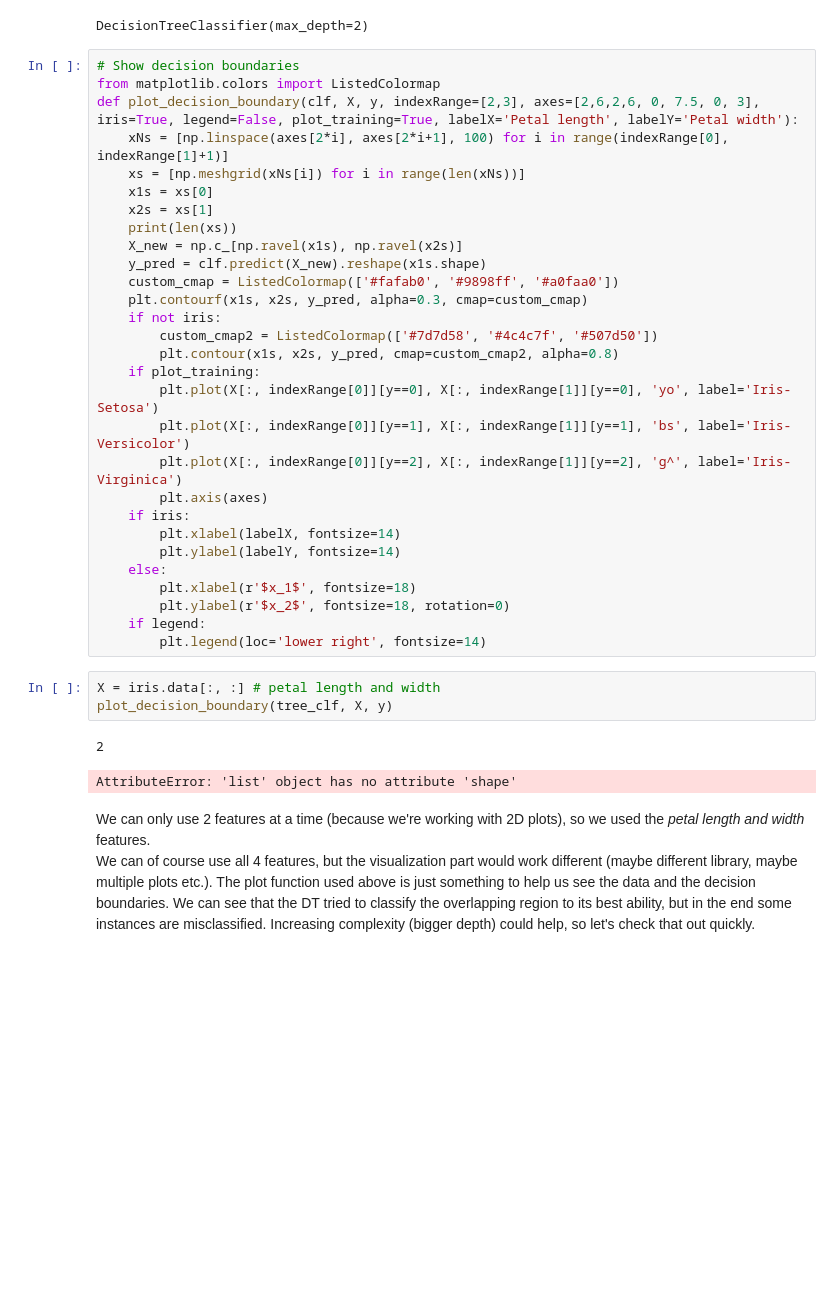
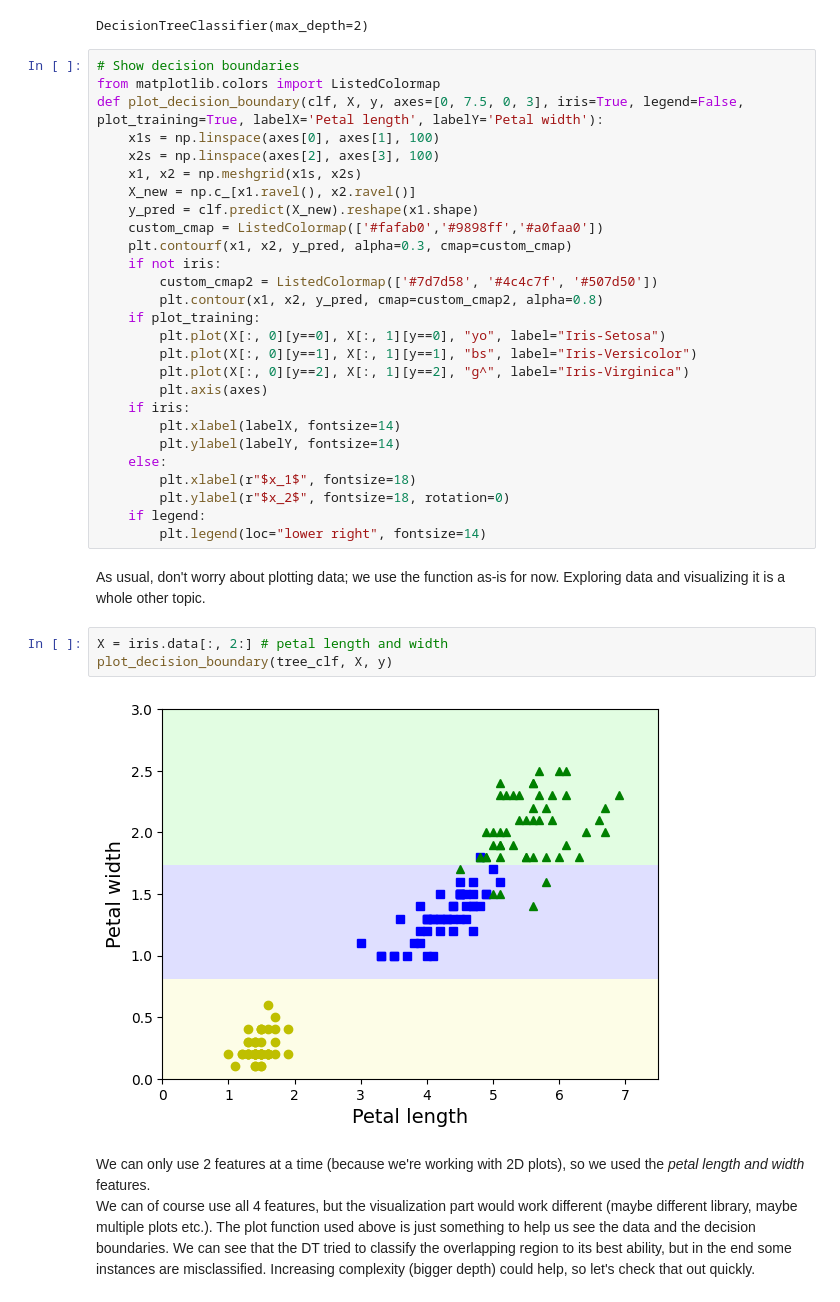
Before and after one commit to DeepSmeag/commonMLalgorithms, a Jupyter notebook: supervisedLearning/decisionTrees.ipynb, the cells around one changed output. Saved outputs shown, nothing was run; the diff lists cells and outputs as text; blank space fills up the shorter version.

```diff
--- a/supervisedLearning/decisionTrees.ipynb
+++ b/supervisedLearning/decisionTrees.ipynb
@@ -77,38 +77,37 @@ DecisionTreeClassifier(max_depth=2)
 # %%
 # Show decision boundaries
 from matplotlib.colors import ListedColormap
-def plot_decision_boundary(clf, X, y, indexRange=[2,3], axes=[2,6,2,6, 0, 7.5, 0, 3], iris=True, legend=False, plot_training=True, labelX='Petal length', labelY='Petal width'):
-    xNs = [np.linspace(axes[2*i], axes[2*i+1], 100) for i in range(indexRange[0], indexRange[1]+1)]
-    xs = [np.meshgrid(xNs[i]) for i in range(len(xNs))]
-    x1s = xs[0]
-    x2s = xs[1]
-    print(len(xs))
-    X_new = np.c_[np.ravel(x1s), np.ravel(x2s)]
-    y_pred = clf.predict(X_new).reshape(x1s.shape)
-    custom_cmap = ListedColormap(['#fafab0', '#9898ff', '#a0faa0'])
-    plt.contourf(x1s, x2s, y_pred, alpha=0.3, cmap=custom_cmap)
+def plot_decision_boundary(clf, X, y, axes=[0, 7.5, 0, 3], iris=True, legend=False, plot_training=True, labelX='Petal length', labelY='Petal width'):
+    x1s = np.linspace(axes[0], axes[1], 100)
+    x2s = np.linspace(axes[2], axes[3], 100)
+    x1, x2 = np.meshgrid(x1s, x2s)
+    X_new = np.c_[x1.ravel(), x2.ravel()]
+    y_pred = clf.predict(X_new).reshape(x1.shape)
+    custom_cmap = ListedColormap(['#fafab0','#9898ff','#a0faa0'])
+    plt.contourf(x1, x2, y_pred, alpha=0.3, cmap=custom_cmap)
     if not iris:
         custom_cmap2 = ListedColormap(['#7d7d58', '#4c4c7f', '#507d50'])
-        plt.contour(x1s, x2s, y_pred, cmap=custom_cmap2, alpha=0.8)
+        plt.contour(x1, x2, y_pred, cmap=custom_cmap2, alpha=0.8)
     if plot_training:
-        plt.plot(X[:, indexRange[0]][y==0], X[:, indexRange[1]][y==0], 'yo', label='Iris-Setosa')
-        plt.plot(X[:, indexRange[0]][y==1], X[:, indexRange[1]][y==1], 'bs', label='Iris-Versicolor')
-        plt.plot(X[:, indexRange[0]][y==2], X[:, indexRange[1]][y==2], 'g^', label='Iris-Virginica')
+        plt.plot(X[:, 0][y==0], X[:, 1][y==0], "yo", label="Iris-Setosa")
+        plt.plot(X[:, 0][y==1], X[:, 1][y==1], "bs", label="Iris-Versicolor")
+        plt.plot(X[:, 0][y==2], X[:, 1][y==2], "g^", label="Iris-Virginica")
         plt.axis(axes)
     if iris:
         plt.xlabel(labelX, fontsize=14)
         plt.ylabel(labelY, fontsize=14)
     else:
-        plt.xlabel(r'$x_1$', fontsize=18)
-        plt.ylabel(r'$x_2$', fontsize=18, rotation=0)
+        plt.xlabel(r"$x_1$", fontsize=18)
+        plt.ylabel(r"$x_2$", fontsize=18, rotation=0)
     if legend:
-        plt.legend(loc='lower right', fontsize=14)
+        plt.legend(loc="lower right", fontsize=14)
+# %% [markdown]
+As usual, don't worry about plotting data; we use the function as-is for now. Exploring data and visualizing it is a whole other topic.
 # %%
-X = iris.data[:, :] # petal length and width
+X = iris.data[:, 2:] # petal length and width
 plot_decision_boundary(tree_clf, X, y)
 # %% [output]
-2
-AttributeError: 'list' object has no attribute 'shape'
+[figure, added]
 # %% [markdown]
 We can only use 2 features at a time (because we're working with 2D plots), so we used the *petal length and width* features.
 We can of course use all 4 features, but the visualization part would work different (maybe different library, maybe multiple plots etc.). The plot function used above is just something to help us see the data and the decision boundaries. We can see that the DT tried to classify the overlapping region to its best ability, but in the end some instances are misclassified. Increasing complexity (bigger depth) could help, so let's check that out quickly.
```
Also changed, not shown: parts of 6 cells of this notebook.
